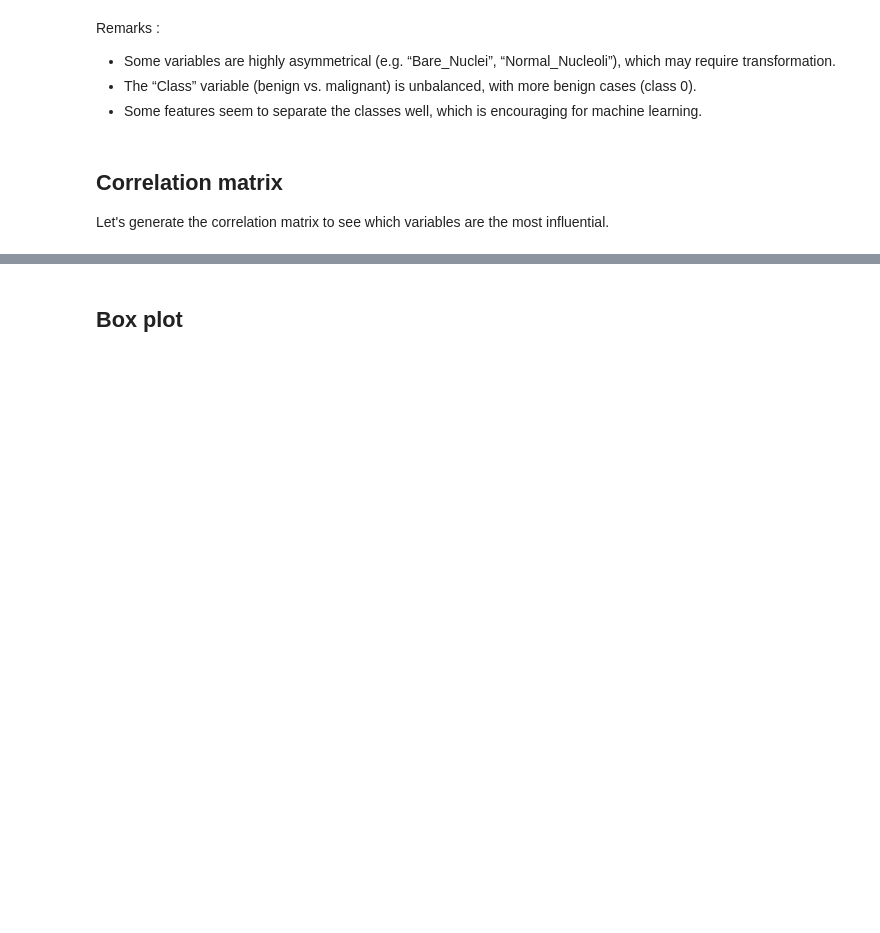
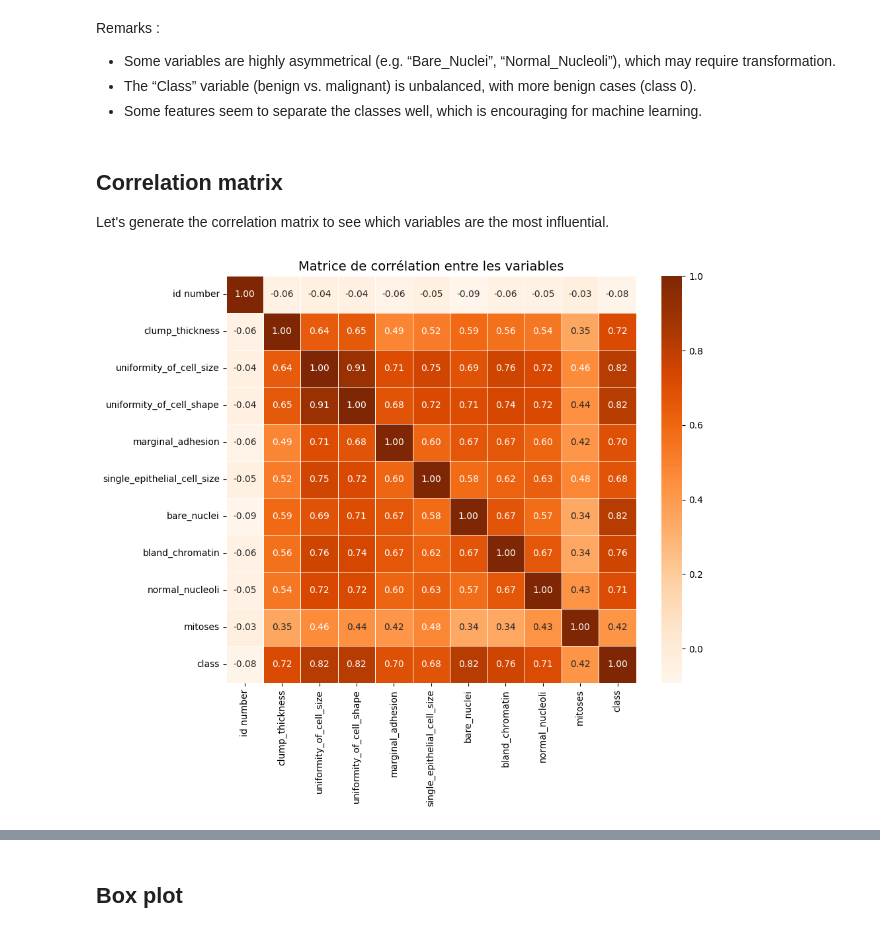
Before and after one commit to eleffa/Machine-learning, a Jupyter notebook: breast-cancer-wisconsin.ipynb, the cells around one changed output, grey strips where cells are left out. Drawn from its saved outputs; the diff is of its cells as text; code cells hidden in the pictures; blank space fills up the shorter version.

```diff
--- a/breast-cancer-wisconsin.ipynb
+++ b/breast-cancer-wisconsin.ipynb
@@ -154,3 +155,13 @@ Remarks :
 ## Correlation matrix
 
 Let's generate the correlation matrix to see which variables are the most influential.
+# %%
+
+plt.figure(figsize=(10, 8))
+
+# Create a heatmap of the correlation matrix
+sns.heatmap(df.corr(), annot=True, cmap="Oranges", fmt=".2f", linewidths=0.5)
+plt.title("Matrice de corrélation entre les variables", fontsize=14)
+plt.show()
+# %% [output]
+[figure, added]
```
Also changed, not shown: parts of 2 cells of this notebook.
